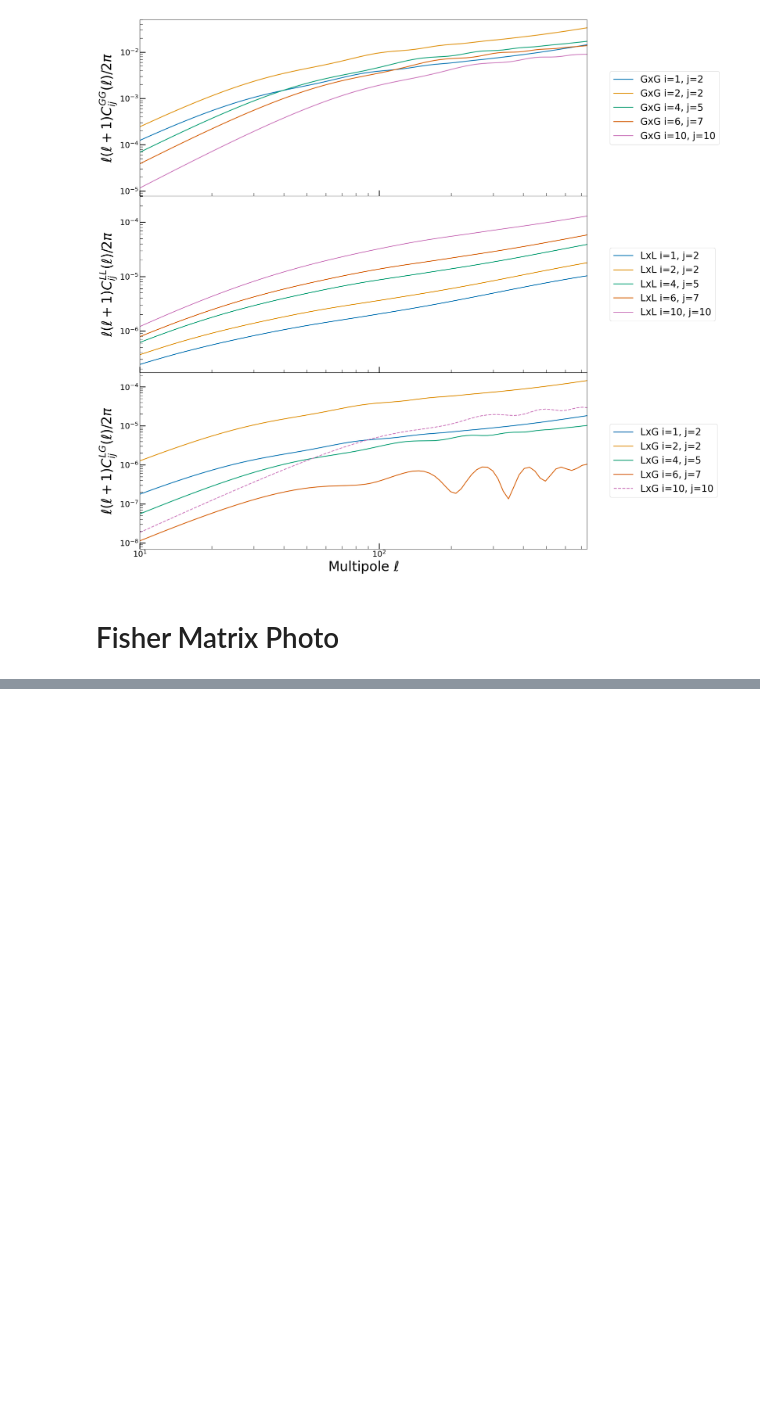
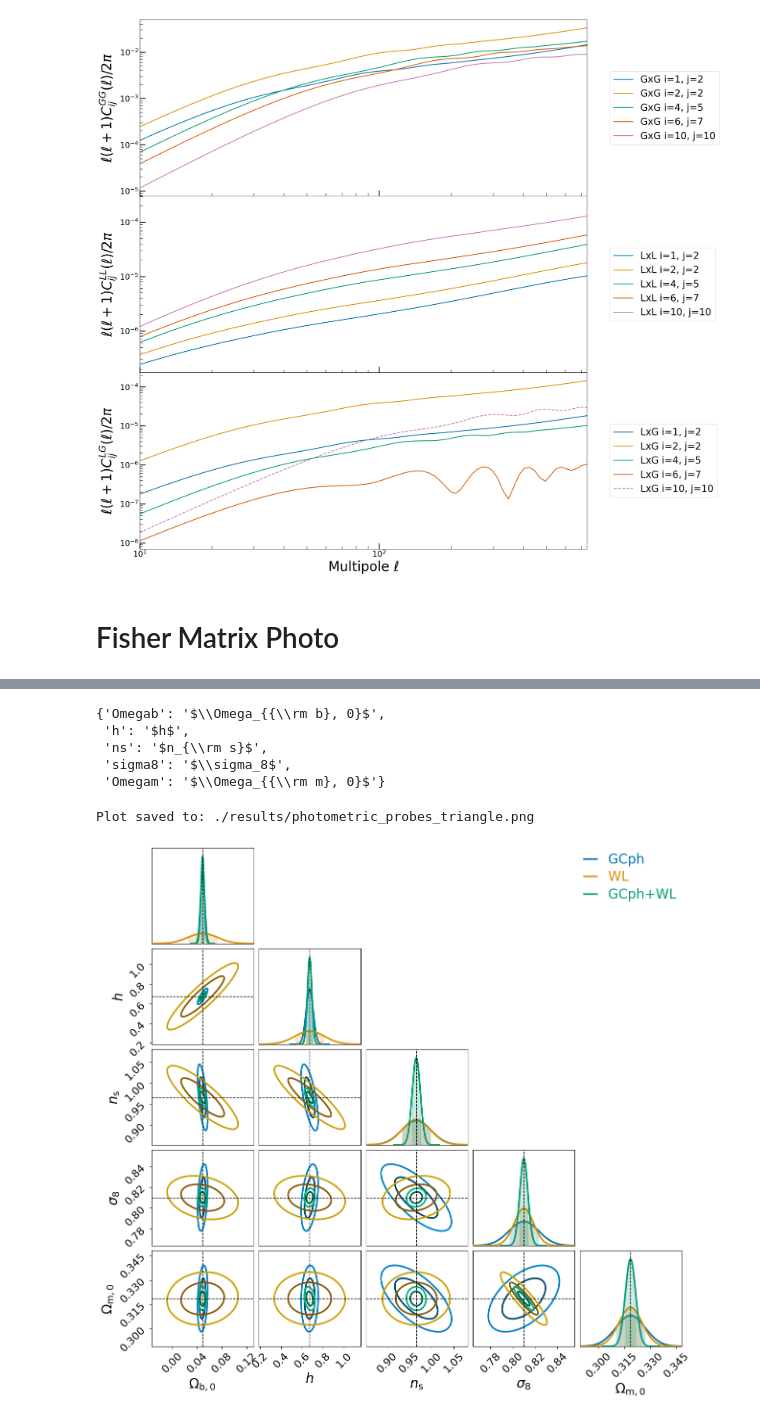
Before and after one commit to santiagocasas/cosmicfishpie, a Jupyter notebook: notebooks/2-Photometric_probes-tutorial.ipynb, the cells around one changed output, grey strips where cells are left out. Saved outputs shown, nothing was run; the diff lists cells and outputs as text; code cells hidden in the pictures; blank space fills up the shorter version.

Commit message:
changes to plotting and update notebooks

```diff
--- a/notebooks/2-Photometric_probes-tutorial.ipynb
+++ b/notebooks/2-Photometric_probes-tutorial.ipynb
@@ -317,0 +376,3 @@ freepars = {
+# %%
+param_names = fish_photo['GCph-WL'].get_param_names()
+param_names
@@ -317,0 +398,4 @@ freepars = {
+# %%
+fishers_analyze = cfa.CosmicFish_FisherAnalysis(fisher_list=[fish_photo['GCph'],
+                                                             fish_photo['WL'],
+                                                             fish_photo['GCph-WL']])
@@ -317,0 +422,3 @@ freepars = {
+# %%
+truth_values = fish_photo['GCph-WL'].get_param_names_fiducial_dict()
+truth_values
@@ -317,0 +444,26 @@ freepars = {
+# %%
+param_labels={}
+for ii, kk in enumerate(param_names[:5]):  # Only first 5 parameters
+    param_labels[kk] = '$' + fish_photo['GCph-WL'].get_param_names_latex()[ii] + '$'
+param_labels
+# %% [output]
+{'Omegab': '$\\Omega_{{\\rm b}, 0}$',
+ 'h': '$h$',
+ 'ns': '$n_{\\rm s}$',
+ 'sigma8': '$\\sigma_8$',
+ 'Omegam': '$\\Omega_{{\\rm m}, 0}$'}
+# %%
+contour_plot = fco.make_triangle_plot(
+    fishers=fishers_analyze.fisher_list,
+    fisher_labels=['GCph', 'WL', 'GCph+WL'],
+    params=param_names[:5], # Plot only first 5 parameters
+    colors=snscolors[:3],
+    truth_values=truth_values,
+    smooth=10,
+    bins=15,
+    param_labels=param_labels,
+    savefile='./results/photometric_probes_triangle.png'
+)
+# %% [output]
+Plot saved to: ./results/photometric_probes_triangle.png
+[figure, added]
```
Also changed, not shown: parts of 13 cells of this notebook, 2 other files.
